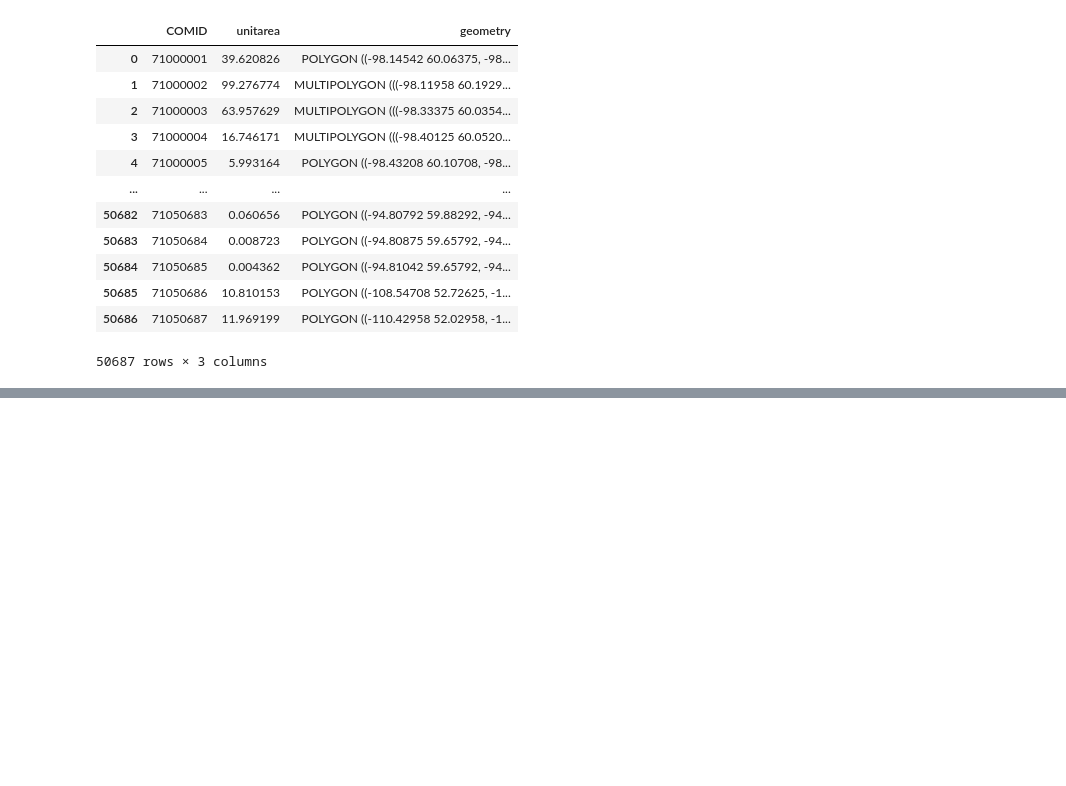
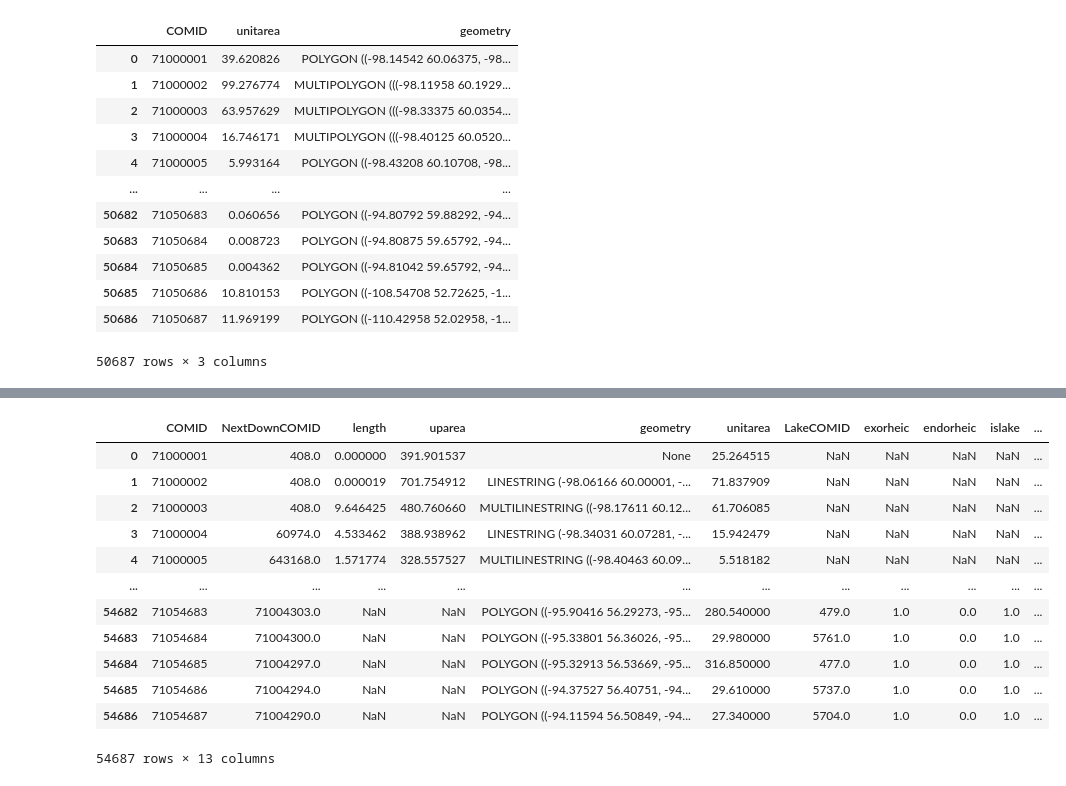
Before and after one commit to ShervanGharari/RiverLakeNetwork, a Jupyter notebook: examples/Example01_MERIT_Basins.ipynb, the cells around one changed output, grey strips where cells are left out. Saved outputs shown, nothing was run; the diff lists cells and outputs as text; code cells hidden in the pictures; blank space fills up the shorter version.

```diff
--- a/examples/Example01_MERIT_Basins.ipynb
+++ b/examples/Example01_MERIT_Basins.ipynb
@@ -257,0 +240,16 @@ print(is_exhoreic_flag('f'))
+# %%
+corrected.riv_corrected
+# %% [output]
+|  | COMID | NextDownCOMID | length | uparea | geometry | unitarea | LakeCOMID | exorheic | endorheic | islake | ... |
+| 0 | 71000001 | 408.0 | 0.000000 | 391.901537 | None | 25.264515 | NaN | NaN | NaN | NaN | ... |
+| 1 | 71000002 | 408.0 | 0.000019 | 701.754912 | LINESTRING (-98.06166 60.00001, -... | 71.837909 | NaN | NaN | NaN | NaN | ... |
+| 2 | 71000003 | 408.0 | 9.646425 | 480.760660 | MULTILINESTRING ((-98.17611 60.12... | 61.706085 | NaN | NaN | NaN | NaN | ... |
+| 3 | 71000004 | 60974.0 | 4.533462 | 388.938962 | LINESTRING (-98.34031 60.07281, -... | 15.942479 | NaN | NaN | NaN | NaN | ... |
+| 4 | 71000005 | 643168.0 | 1.571774 | 328.557527 | MULTILINESTRING ((-98.40463 60.09... | 5.518182 | NaN | NaN | NaN | NaN | ... |
+| ... | ... | ... | ... | ... | ... | ... | ... | ... | ... | ... | ... |
+| 54682 | 71054683 | 71004303.0 | NaN | NaN | POLYGON ((-95.90416 56.29273, -95... | 280.540000 | 479.0 | 1.0 | 0.0 | 1.0 | ... |
+| 54683 | 71054684 | 71004300.0 | NaN | NaN | POLYGON ((-95.33801 56.36026, -95... | 29.980000 | 5761.0 | 1.0 | 0.0 | 1.0 | ... |
+| 54684 | 71054685 | 71004297.0 | NaN | NaN | POLYGON ((-95.32913 56.53669, -95... | 316.850000 | 477.0 | 1.0 | 0.0 | 1.0 | ... |
+| 54685 | 71054686 | 71004294.0 | NaN | NaN | POLYGON ((-94.37527 56.40751, -94... | 29.610000 | 5737.0 | 1.0 | 0.0 | 1.0 | ... |
+| 54686 | 71054687 | 71004290.0 | NaN | NaN | POLYGON ((-94.11594 56.50849, -94... | 27.340000 | 5704.0 | 1.0 | 0.0 | 1.0 | ... |
+54687 rows × 13 columns
```
Also changed, not shown: parts of 8 cells of this notebook, 3 other files.
